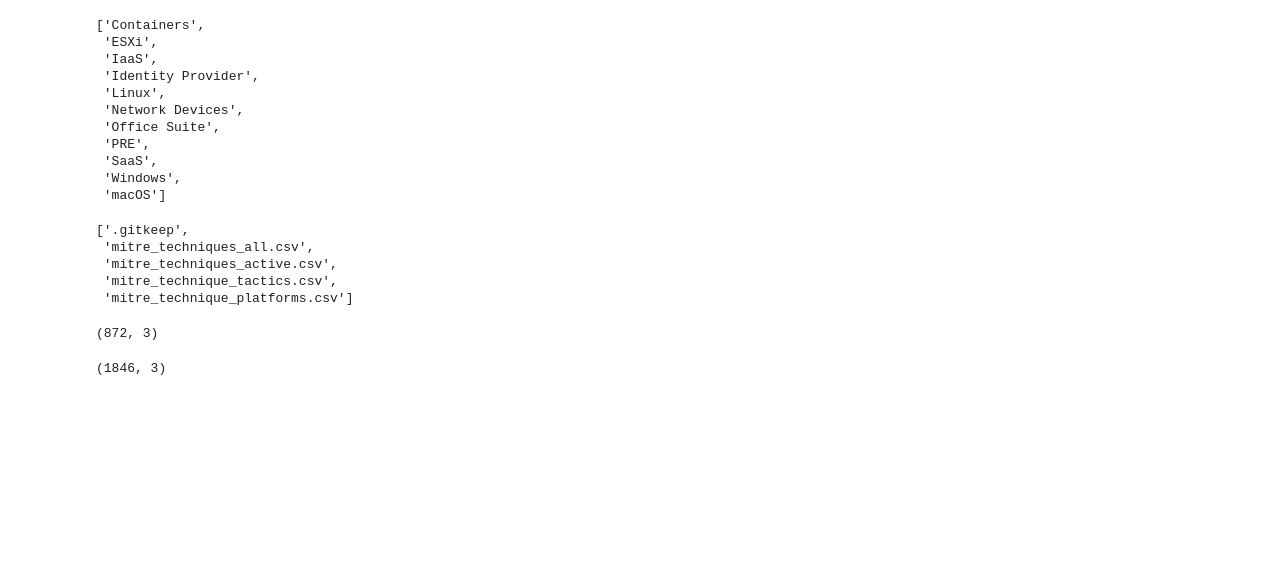
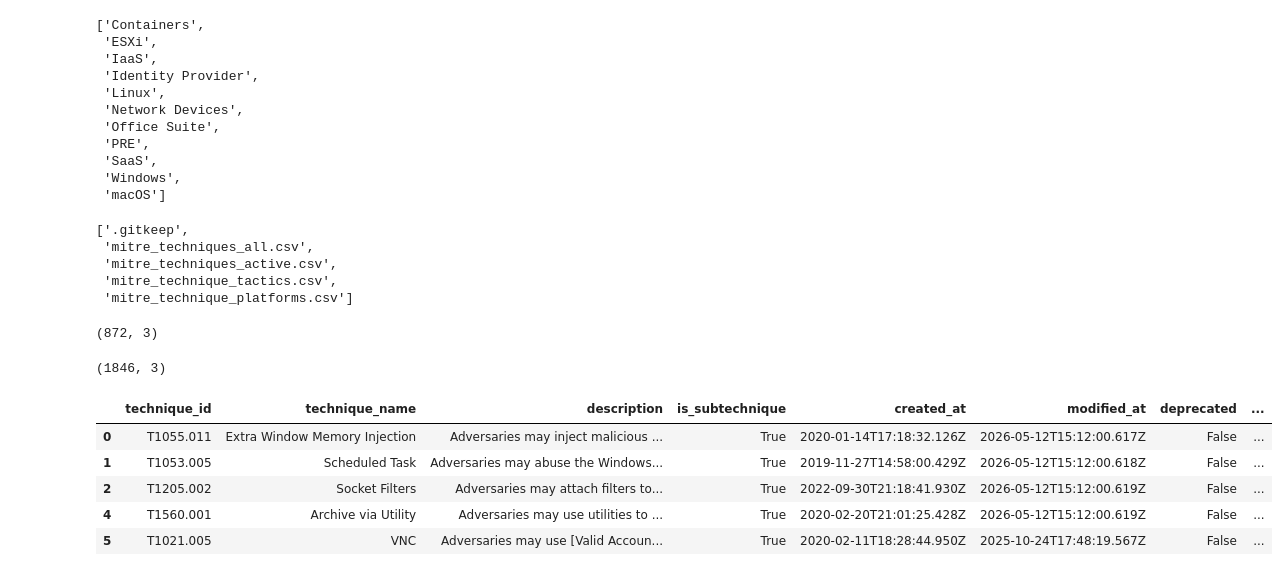
Before and after one commit to Abu-249607/threat-assurance-analytics, a Jupyter notebook: notebooks/01_explore_mitre_attack.ipynb, the cells around one changed output. Saved outputs shown, nothing was run; the diff lists cells and outputs as text; code cells hidden in the pictures; blank space fills up the shorter version.

Commit message:
feat: build PostgreSQL ATT&CK data model and coverage analysis

```diff
--- a/notebooks/01_explore_mitre_attack.ipynb
+++ b/notebooks/01_explore_mitre_attack.ipynb
@@ -352,3 +356,42 @@ pd.read_csv("../data/processed/mitre_technique_tactics.csv").shape  # Confirms t
 pd.read_csv("../data/processed/mitre_technique_platforms.csv").shape  # Confirms the platform mapping CSV was saved correctly
 # %% [output]
 (1846, 3)
+# %%
+df_attack_technique_sql = df_active_techniques[
+    [
+        "technique_id",
+        "technique_name",
+        "description",
+        "is_subtechnique",
+        "created",
+        "modified",
+        "deprecated",
+        "revoked"
+    ]
+].copy()
+# Keeps only the columns that exist in the PostgreSQL dim_attack_technique table
+# %%
+df_attack_technique_sql = df_attack_technique_sql.rename(
+
+    columns={
+
+        "created": "created_at",
+
+        "modified": "modified_at"
+
+    }
+
+)
+
+# Renames the timestamp columns so they match the PostgreSQL schema
+# %%
+df_attack_technique_sql.head()
+
+# Displays the first 5 SQL-ready technique rows
+# %% [output]
+|  | technique_id | technique_name | description | is_subtechnique | created_at | modified_at | deprecated | ... |
+| 0 | T1055.011 | Extra Window Memory Injection | Adversaries may inject malicious ... | True | 2020-01-14T17:18:32.126Z | 2026-05-12T15:12:00.617Z | False | ... |
+| 1 | T1053.005 | Scheduled Task | Adversaries may abuse the Windows... | True | 2019-11-27T14:58:00.429Z | 2026-05-12T15:12:00.618Z | False | ... |
+| 2 | T1205.002 | Socket Filters | Adversaries may attach filters to... | True | 2022-09-30T21:18:41.930Z | 2026-05-12T15:12:00.619Z | False | ... |
+| 4 | T1560.001 | Archive via Utility | Adversaries may use utilities to ... | True | 2020-02-20T21:01:25.428Z | 2026-05-12T15:12:00.619Z | False | ... |
+| 5 | T1021.005 | VNC | Adversaries may use [Valid Accoun... | True | 2020-02-11T18:28:44.950Z | 2025-10-24T17:48:19.567Z | False | ... |
```
Also changed, not shown: parts of 23 cells of this notebook, 7 other files.
